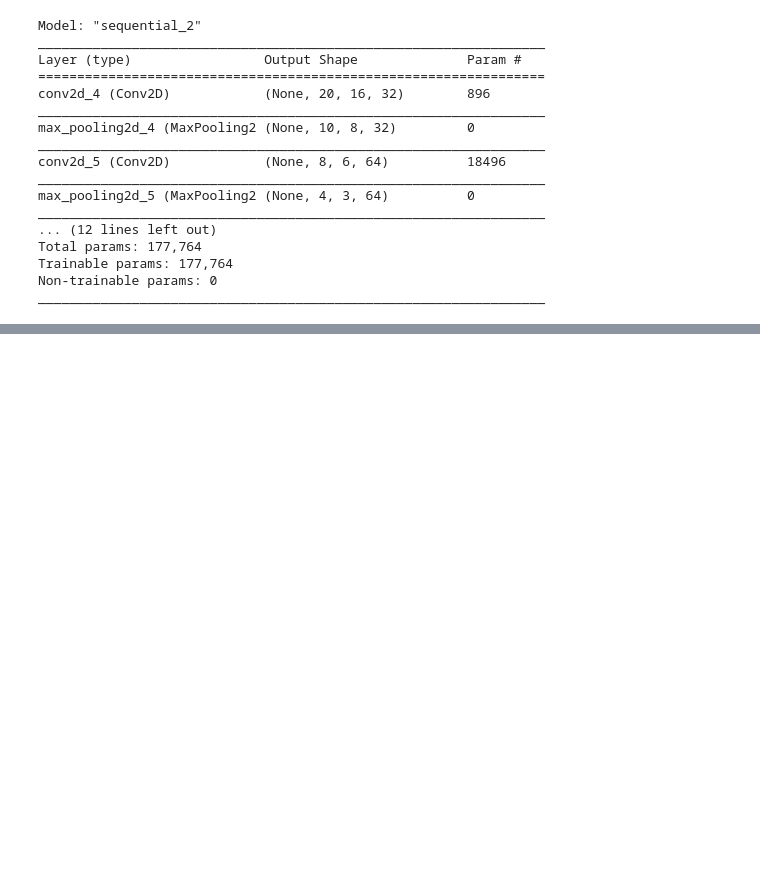
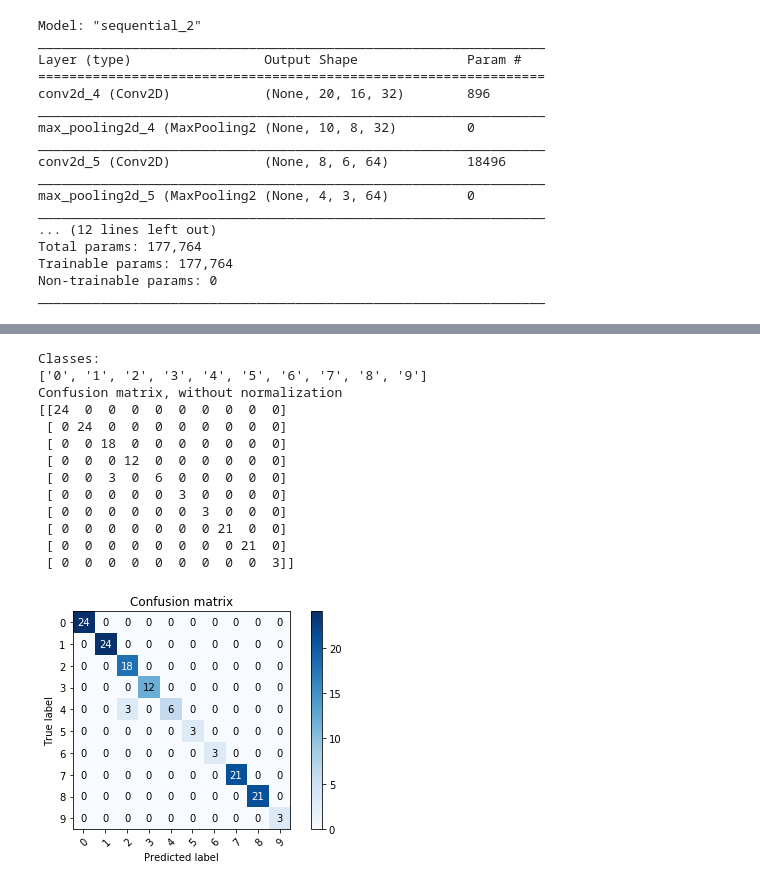
Before and after one commit to kzizz/license_plate_detection_CNN, a Jupyter notebook: number retrain models.ipynb, the cells around one changed output, grey strips where cells are left out. Cells and saved outputs as stored; diff of their text form; code cells hidden in the pictures; blank space fills up the shorter version.

Commit message:
Confusion matrix added

```diff
--- a/number retrain models.ipynb
+++ b/number retrain models.ipynb
@@ -190,2 +268,45 @@ for file in os.listdir(dataPath):
+# %%
+#Process data for confusion matrix plotting
+
+for file in os.listdir(dataPath):
+    if(file.endswith('.png')):
+        y_true.append(file[0])
+#         print("Y true:")
+#         print(y_true)
+        image = cv2.imread(dataPath + '/' + file) #converts to grey scale
+        grayImg = cv2.cvtColor(image,cv2.COLOR_BGR2GRAY)
+        img_aug = np.repeat(grayImg[..., np.newaxis], 3, -1)
+        img_aug = cv2.resize(img_aug,(inputWidth,inputHeight))
+        img_aug = np.expand_dims(img_aug, axis=0)
+        y_predict = number_loaded_model.predict(img_aug)[0]
+        predictVal = max(y_predict)
+        predictedVal_index = np.where(y_predict == predictVal)[0][0]
+        predictedVal = numberLabels[predictedVal_index]
+        y_test.append(predictedVal)
+#         print("Y test:")
+#         print(y_test)
+
+np.set_printoptions(precision=2)
+
+# Plot normalized confusion matrix
+plot_confusion_matrix(y_true, y_test, classes=numberLabels, normalize=False,
+                      title='Confusion matrix')
+
+plt.show()
+# %% [output]
+Classes:
+['0', '1', '2', '3', '4', '5', '6', '7', '8', '9']
+Confusion matrix, without normalization
+[[24  0  0  0  0  0  0  0  0  0]
+ [ 0 24  0  0  0  0  0  0  0  0]
+ [ 0  0 18  0  0  0  0  0  0  0]
+ [ 0  0  0 12  0  0  0  0  0  0]
+ [ 0  0  3  0  6  0  0  0  0  0]
+ [ 0  0  0  0  0  3  0  0  0  0]
+ [ 0  0  0  0  0  0  3  0  0  0]
+ [ 0  0  0  0  0  0  0 21  0  0]
+ [ 0  0  0  0  0  0  0  0 21  0]
+ [ 0  0  0  0  0  0  0  0  0  3]]
+[figure, added]
 # %%
 number_loaded_model.save("numberswithparking.h5")
```
Also changed, not shown: parts of 8 cells of this notebook.
